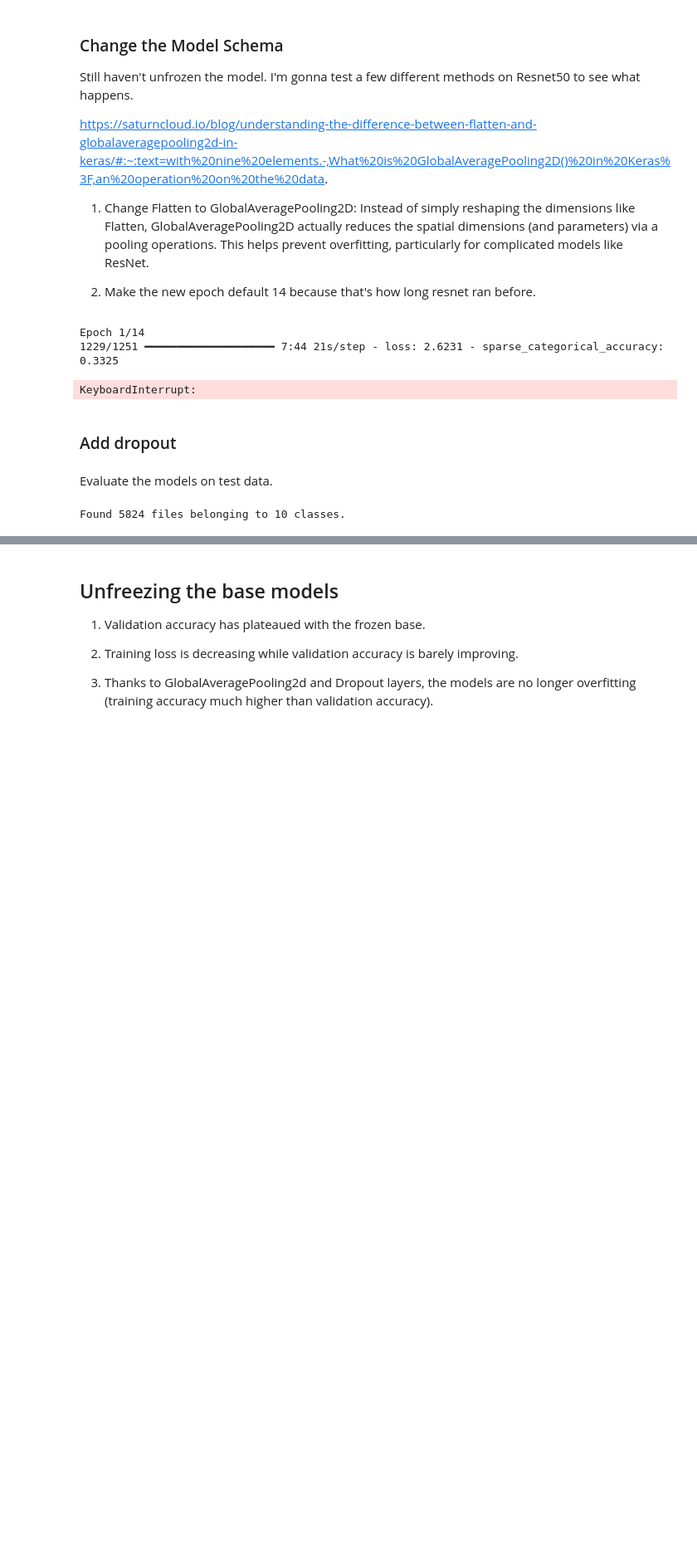
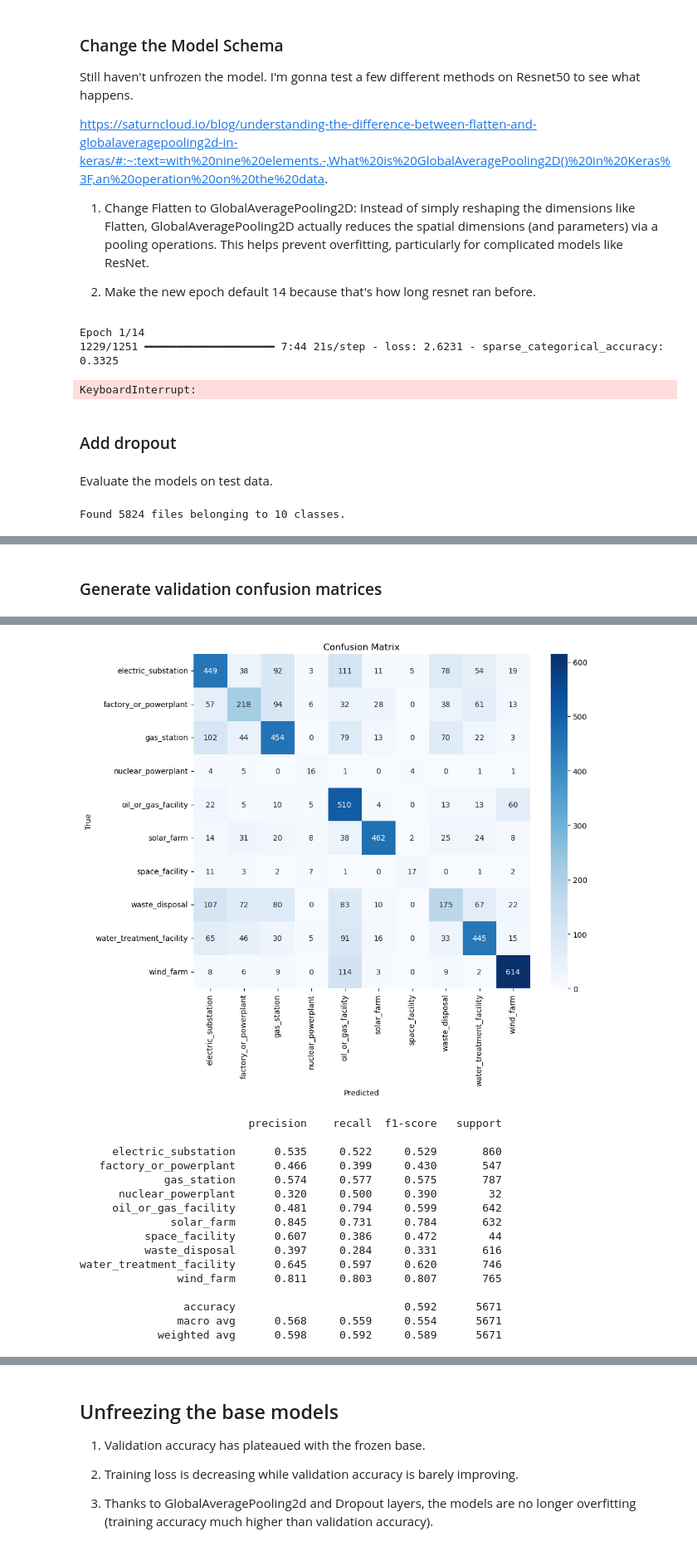
Before and after one commit to madelynsilveira/SatelliteClassificationCNNs, a Jupyter notebook: Comparing_models.ipynb, the cells around one changed output, grey strips where cells are left out. Shown at 83% size. Drawn from its saved outputs; the diff is of its cells as text; code cells hidden in the pictures; blank space fills up the shorter version.

```diff
--- a/Comparing_models.ipynb
+++ b/Comparing_models.ipynb
@@ -243,7 +243,7 @@ Tf image pipeline needs square images of the same size, so we specify (224, 224)
 # %%
 # load full training dataset
 train_ds = tf.keras.utils.image_dataset_from_directory(
-    './fmow_msrgb_dataset_uncropped/images/train',
+    './combined_fmow_msrgb_dataset/train',
     labels='inferred',
     label_mode='int',
     batch_size=32,
@@ -254,7 +254,7 @@ train_ds = tf.keras.utils.image_dataset_from_directory(
 
 # load full validation dataset
 val_ds = tf.keras.utils.image_dataset_from_directory(
-    './fmow_msrgb_dataset_uncropped/images/val',
+    './combined_fmow_msrgb_dataset/val',
     labels='inferred',
     label_mode='int',
     batch_size=32,
@@ -831,27 +863,36 @@ Let's make that into a function to call on many models
 # %%
-def evaluate_model(model, test_ds):
-    loss, acc = model.evaluate(test_ds)
-    print(f"Test Accuracy: {acc:.4f}")
-    print(f"Test Loss: {loss:.4f}")
+def evaluate_model(model, ds, destination_path):
+    loss, acc = model.evaluate(ds)
+    print(f"Accuracy: {acc:.4f}")
+    print(f"Loss: {loss:.4f}")
 
     # Get ground truth labels and model predictions
     y_true = []
     y_pred = []
 
-    for images, labels in test_ds_uncropped:
+    for images, labels in ds:
         preds = model.predict(images, verbose=0)
         y_true.extend(labels.numpy())
         y_pred.extend(np.argmax(preds, axis=1))
 
-
     # Confusion Matrix
     cm = confusion_matrix(y_true, y_pred)
     plt.figure(figsize=(10, 8))
-    sns.heatmap(cm, annot=True, fmt='d', cmap='Blues')
+    sns.heatmap(cm, annot=True, fmt='d', cmap='Blues',
+                xticklabels=class_names, yticklabels=class_names)
     plt.xlabel("Predicted")
     plt.ylabel("True")
     plt.title("Confusion Matrix")
+    plt.savefig(f"confusion_matrices/{destination_path}", dpi=300)
     plt.show()
 
     # Classification Report
     print(classification_report(y_true, y_pred, target_names=class_names, digits=3))
+# %% [markdown]
+### Generate validation confusion matrices
+# %%
+# this should make evaluation go quicker via parallelization
+val_ds_uncropped = val_ds.prefetch(tf.data.AUTOTUNE)
+model = tf.keras.models.load_model("saved_models/uncropped/resnet50_best.keras")
+evaluate_model(model, val_ds_uncropped, "validation/uncropped_v1/rn50.png")
+# %% [output]
@@ -857,0 +903,17 @@ def evaluate_model(model, test_ds):
+[figure, added]
+                          precision    recall  f1-score   support
+
+     electric_substation      0.535     0.522     0.529       860
+   factory_or_powerplant      0.466     0.399     0.430       547
+             gas_station      0.574     0.577     0.575       787
+      nuclear_powerplant      0.320     0.500     0.390        32
+     oil_or_gas_facility      0.481     0.794     0.599       642
+              solar_farm      0.845     0.731     0.784       632
+          space_facility      0.607     0.386     0.472        44
+          waste_disposal      0.397     0.284     0.331       616
+water_treatment_facility      0.645     0.597     0.620       746
+               wind_farm      0.811     0.803     0.807       765
+
+                accuracy                          0.592      5671
+               macro avg      0.568     0.559     0.554      5671
+            weighted avg      0.598     0.592     0.589      5671
```
Also changed, not shown: parts of 17 cells of this notebook, 7 other files.
